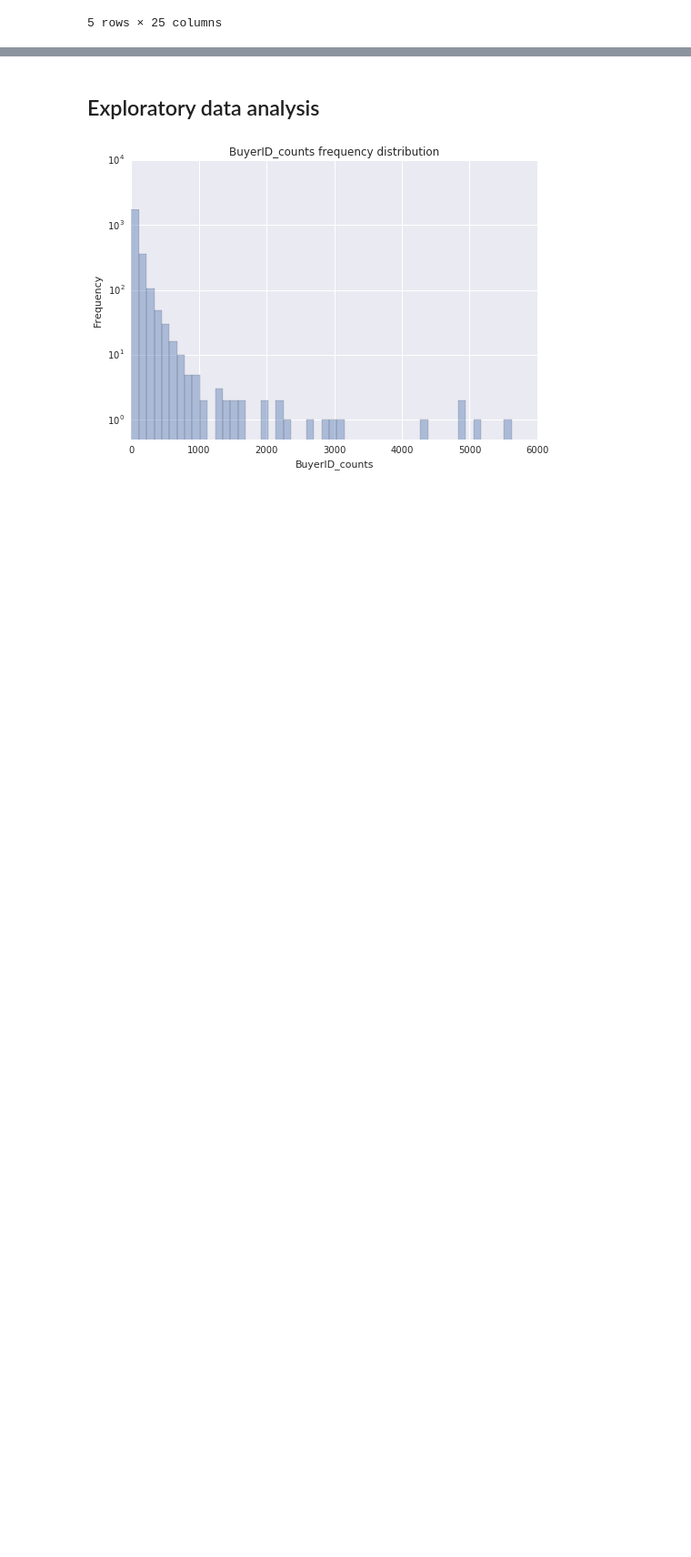
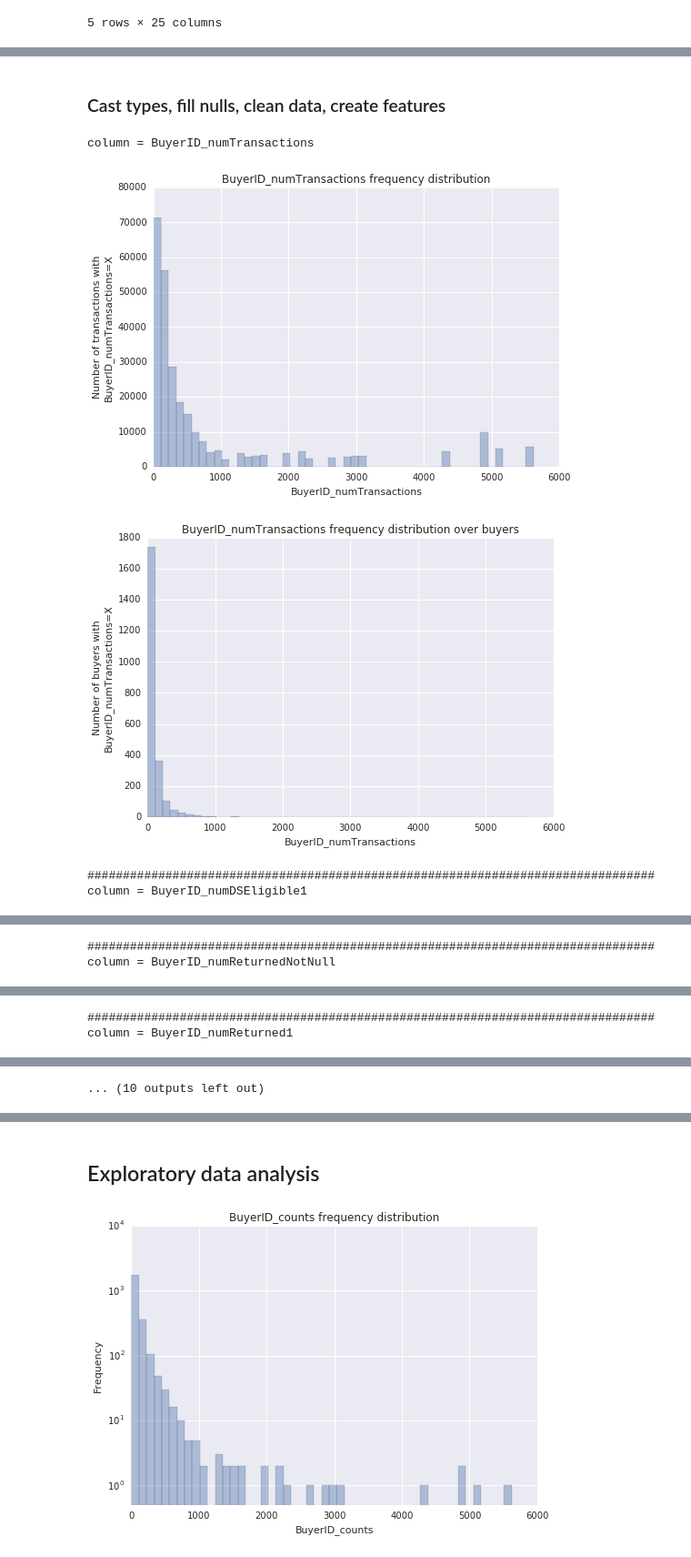
Before and after one commit to stharrold/demo, a Jupyter notebook: demo/app_predict/examples/example_app_predict_dev.ipynb, the cells around one changed output, grey strips where cells are left out. Shown at 91% size. Drawn from its saved outputs; the diff is of its cells as text; code cells hidden in the pictures; blank space fills up the shorter version.

```diff
--- a/demo/app_predict/examples/example_app_predict_dev.ipynb
+++ b/demo/app_predict/examples/example_app_predict_dev.ipynb
@@ -158,0 +186,2 @@ df.head()
+# %% [markdown]
+### Cast types, fill nulls, clean data, create features
@@ -158,0 +241,29 @@ df.head()
+# %%
+# Plot frequency distributions.
+cols = [
+    'BuyerID_numTransactions', 'BuyerID_numDSEligible1',
+    'BuyerID_numReturnedNotNull', 'BuyerID_numReturned1',
+    'BuyerID_fracDSEligible1DivTransactions',
+    'BuyerID_fracReturnedNotNullDivDSEligible1',
+    'BuyerID_fracReturned1DivReturnedNotNull']
+for col in cols:
+    print('column = {col}'.format(col=col))
+    # ...by transaction
+    sns.distplot(df[col].values, hist=True, kde=False, norm_hist=False)
+    plt.title('{col} frequency distribution'.format(col=col))
+    plt.xlabel(col)
+    plt.ylabel('Number of transactions with\n{col}=X'.format(col=col))
+    plt.show()
+    # ...by buyer
+    sns.distplot(df[['BuyerID', col]].groupby(by='BuyerID').mean(), hist=True, kde=False, norm_hist=False)
+    plt.title('{col} frequency distribution over buyers'.format(col=col))
+    plt.xlabel(col)
+    plt.ylabel('Number of buyers with\n{col}=X'.format(col=col))
+    plt.show()
+    print(80*'#')
+# %% [output]
+column = BuyerID_numTransactions
+[figure, added]
+[figure, added]
+################################################################################
+column = BuyerID_numDSEligible1
@@ -158,0 +272,2 @@ df.head()
+################################################################################
+column = BuyerID_numReturnedNotNull
@@ -158,0 +276,2 @@ df.head()
+################################################################################
+column = BuyerID_numReturned1
@@ -158,0 +280 @@ df.head()
+... (10 outputs left out)
```
Also changed, not shown: parts of 23 cells of this notebook.
